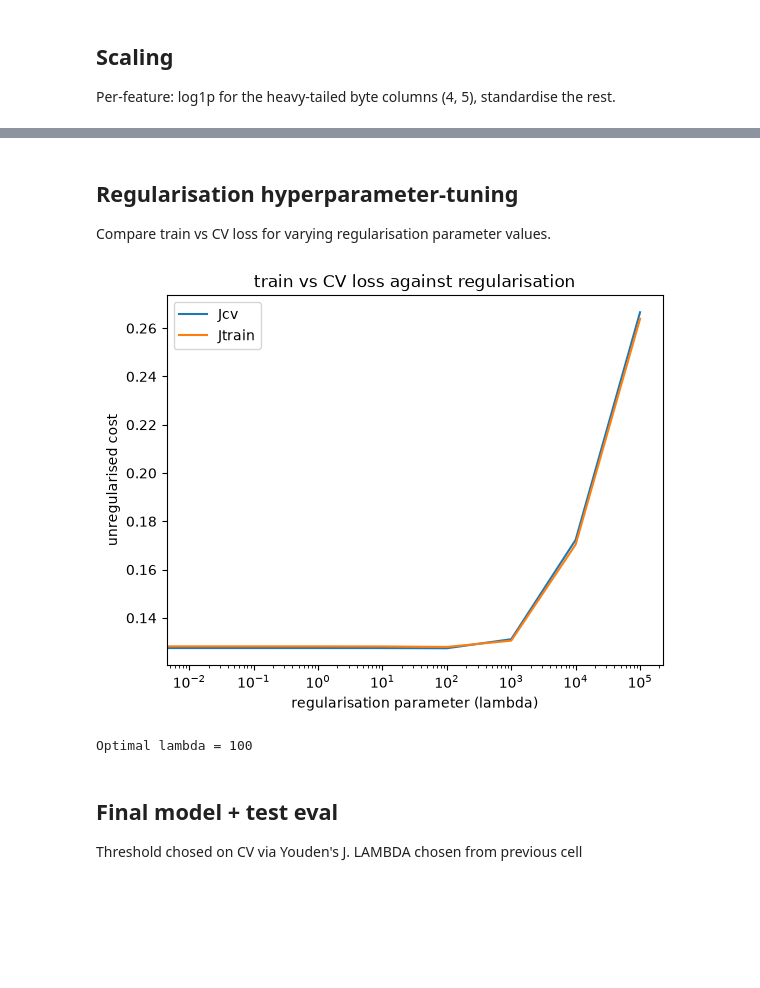
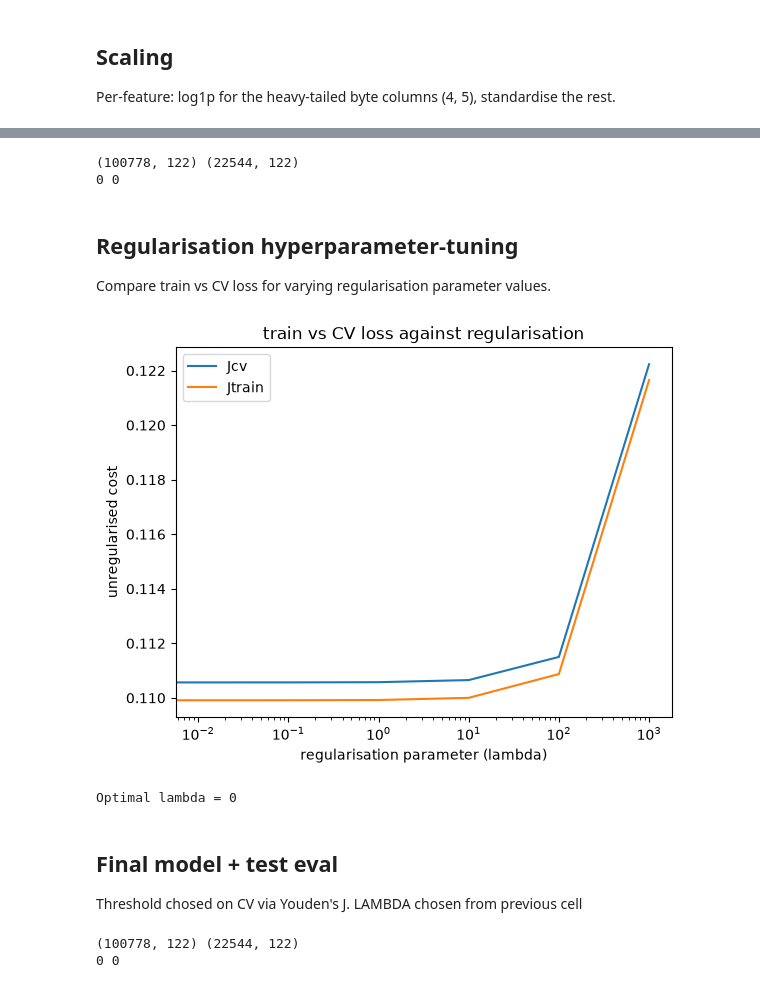
Before and after one commit to OmarHyder07/ML-IDS, a Jupyter notebook: NSL-KDD/log_reg.ipynb, the cells around one changed output, grey strips where cells are left out. Drawn from its saved outputs; the diff is of its cells as text; code cells hidden in the pictures; blank space fills up the shorter version.

Commit message:
one-hot encoding for categorical features & data processing pipeline refactor

```diff
--- a/NSL-KDD/log_reg.ipynb
+++ b/NSL-KDD/log_reg.ipynb
@@ -133,36 +126,0 @@ LabelEncoder fitted on train, applied to test. Unseen test categories encoded as
-# %%
-train_data, _ = arff.loadarff('KDDTrain+.arff')
-test_data, _ = arff.loadarff('KDDTest+.arff')
-df = pd.DataFrame(train_data)
-test_df = pd.DataFrame(test_data)
-
-for col in df.select_dtypes([object]):
-        df[col] = df[col].str.decode('utf-8')
-        test_df[col] = test_df[col].str.decode('utf-8')
-
-for col in ['protocol_type', 'service', 'flag']:
-    le = LabelEncoder()
-    le.fit(df[col])
-    df[col] = le.transform(df[col])
-    known = set(le.classes_)
-    test_df[col] = test_df[col].map(
-        lambda v: le.transform([v])[0] if v in known else -1
-    )
-
-cats = ['normal', 'anomaly']  # index 0 = normal, index 1 = anomaly
-df['class']      = pd.Categorical(df['class'], categories=cats).codes
-test_df['class'] = pd.Categorical(test_df['class'], categories=cats).codes
-
-train_X = df.iloc[:, :41].to_numpy(dtype=float)
-train_y = df.iloc[:, 41].to_numpy(dtype=float)
-test_X = test_df.iloc[:, :41].to_numpy(dtype=float)
-test_y = test_df.iloc[:, 41].to_numpy(dtype=float)
-
-mean, std = fit_scaler(train_X)
-scaled_train_X = apply_scaler(train_X, mean, std)
-scaled_test_X  = apply_scaler(test_X, mean, std)
-
-# Take 20% of training set to form cross validation set
-scaled_train_X, cv_X, train_y, cv_y = train_test_split(
-    scaled_train_X, train_y, test_size=0.2, stratify=train_y, random_state=0
-)
@@ -169,40 +175,58 @@ scaled_train_X, cv_X, train_y, cv_y = train_test_split(
+# %%
+# Sanity check: do train and test X matrices have the same number of features?
+print(scaled_train_X.shape, scaled_test_X.shape)
+
+# Did the pd.to_numeric with 'coerce' flag create any NaNs?
+print(np.isnan(scaled_train_X).sum(), np.isnan(scaled_test_X).sum())
+# %% [output]
+(100778, 122) (22544, 122)
+0 0
 # %%
 # init weights and biases...
-w_in = np.random.random_sample(train_X[0].shape)
+w_in = np.random.random_sample(scaled_train_X[0].shape)
 b_in = np.random.random_sample()
 alpha = 0.1
-iters = 700
+iters = 1000
 # %% [markdown]
 ## Regularisation hyperparameter-tuning
 Compare train vs CV loss for varying regularisation parameter values.
 # %%
 # Use cross validation set to find optimal regularisation parameter out of a small set
-lambdas = [0, 0.01, 0.1, 1, 10, 100, 1000, 10000, 100000]
+lambdas = [0, 0.01, 0.1, 1, 10, 100, 1000]
 Jcv_history = []
 Jtrain_history = []
 for l in lambdas:
     w, b, _ = gradient_descent(scaled_train_X, train_y, w_in, b_in, alpha, iters, l, show=False)
     Jtrain_history.append(cost(scaled_train_X, train_y, w, b, 0))
     Jcv_history.append(cost(cv_X, cv_y, w, b, 0))
 
 plt.plot(lambdas, Jcv_history, label='Jcv')
 plt.plot(lambdas, Jtrain_history, label='Jtrain')
 plt.xscale('log')
 plt.xlabel("regularisation parameter (lambda)")
 plt.ylabel("unregularised cost")
 plt.title("train vs CV loss against regularisation")
 plt.legend()
 plt.show()
 
 best_lambda = lambdas[int(np.argmin(Jcv_history))]
 print(f"Optimal lambda = {best_lambda}")
 # %% [output]
-[figure, old version]
+[figure, new version]
-Optimal lambda = 100
+Optimal lambda = 0
 # %% [markdown]
 ## Final model + test eval
 Threshold chosed on CV via Youden's J.
 LAMBDA chosen from previous cell
+# %%
+# Sanity check: do train and test X matrices have the same number of features?
+print(scaled_train_X.shape, scaled_test_X.shape)
+
+# Did the pd.to_numeric with 'coerce' flag create any NaNs?
+print(np.isnan(scaled_train_X).sum(), np.isnan(scaled_test_X).sum())
+# %% [output]
+(100778, 122) (22544, 122)
+0 0
 # %%
 LAMBDA = 100
 w, b, J_history = gradient_descent(scaled_train_X, train_y, w_in, b_in,
```
Also changed, not shown: parts of 7 cells of this notebook, 3 other files.
